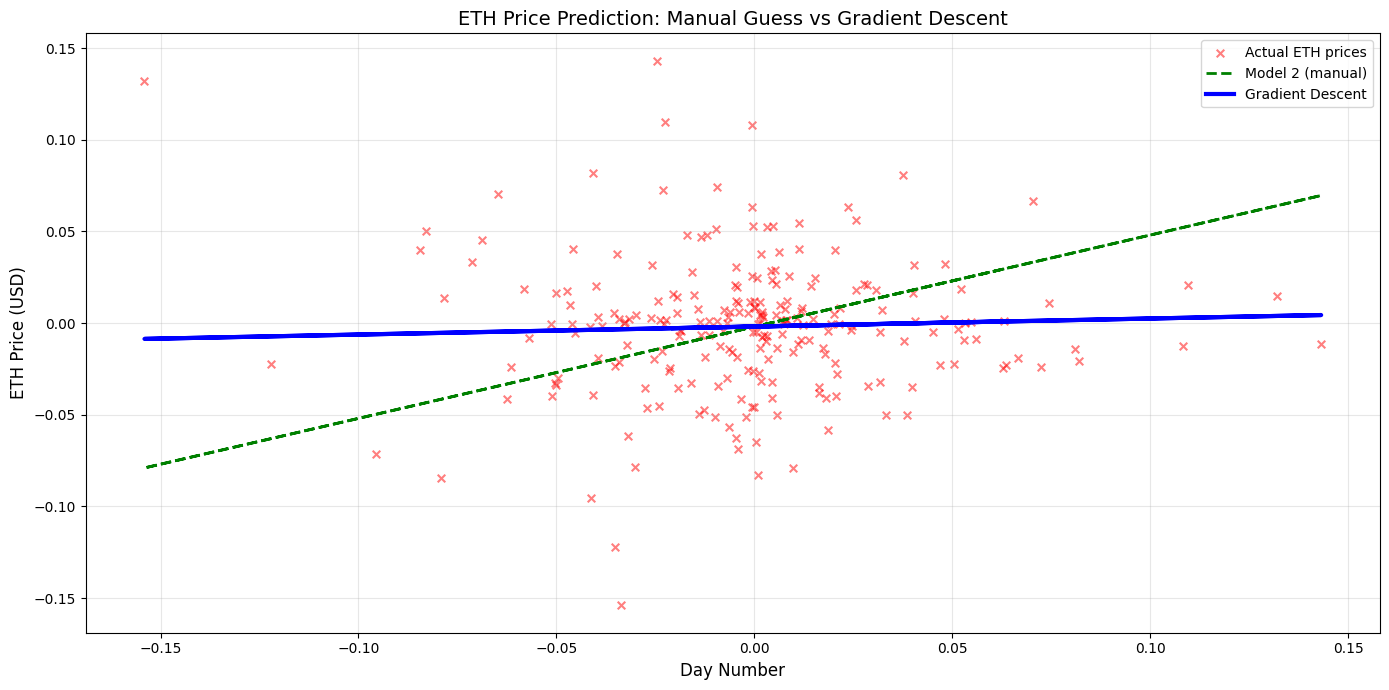
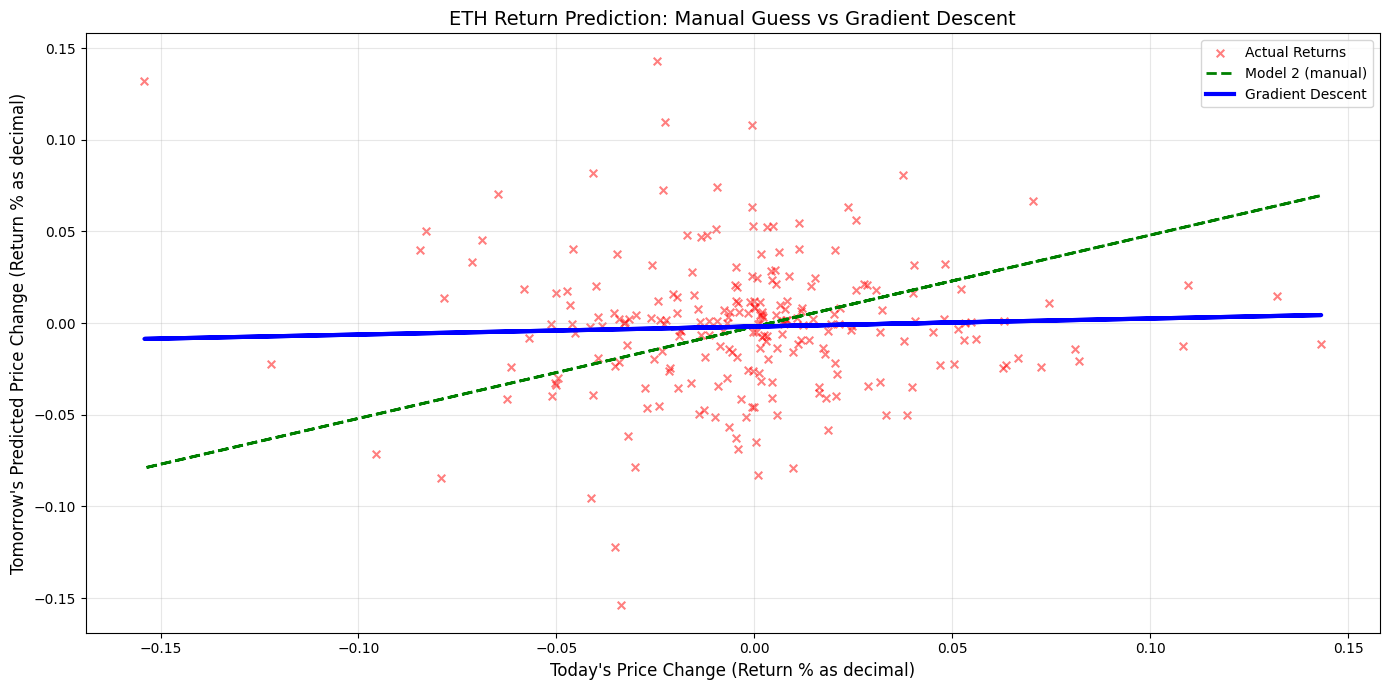
The notebook cell's code change between the first figure and the second:
--- before
+++ after
@@ -2,13 +2,10 @@
 predictions_model2 = compute_model_output(x_train, w2, b2)
 plt.figure(figsize=(14, 7))
-plt.scatter(x_train, y_train, marker='x', c='red', alpha=0.5, s=30, label='Actual ETH prices')
-plt.plot(x_train, predictions_model2, 'g--', linewidth=2, 
-         label='Model 2 (manual)')
-plt.plot(x_train, predictions_optimal, 'b-', linewidth=3, 
-         label='Gradient Descent')
-
-plt.xlabel('Day Number', fontsize=12)
-plt.ylabel('ETH Price (USD)', fontsize=12)
-plt.title('ETH Price Prediction: Manual Guess vs Gradient Descent', fontsize=14)
+plt.scatter(x_train, y_train, marker='x', c='red', alpha=0.5, s=30, label='Actual Returns')
+plt.plot(x_train, predictions_model2, 'g--', linewidth=2, label='Model 2 (manual)')
+plt.plot(x_train, predictions_optimal, 'b-', linewidth=3, label='Gradient Descent')
+plt.xlabel("Today's Price Change (Return % as decimal)", fontsize=12)
+plt.ylabel("Tomorrow's Predicted Price Change (Return % as decimal)", fontsize=12)
+plt.title('ETH Return Prediction: Manual Guess vs Gradient Descent', fontsize=14)
 plt.legend(fontsize=10)
 plt.grid(True, alpha=0.3)
@@ -16,5 +13,7 @@
 plt.show()
 
-print(f"  Day 0:   ${w_original * 0 + b_original:.6f}")
-print(f"  Day 150: ${w_original * 150 + b_original:.6f}")
-print(f"  Day 300: ${w_original * 300 + b_original:.6f}")
+
+print("Predicted Tomorrow's Return based on Today's Return:")
+print(f"  Today drops -5% (-0.05): {w_original * (-0.05) + b_original:.6f} ({ (w_original * (-0.05) + b_original)*100 :.2f}%)")
+print(f"  Today flat    (0.00):  {w_original * 0 + b_original:.6f} ({ (w_original * 0 + b_original)*100 :.2f}%)")
+print(f"  Today rises +5% (+0.05): {w_original * 0.05 + b_original:.6f} ({ (w_original * 0.05 + b_original)*100 :.2f}%)")

Commit: model update